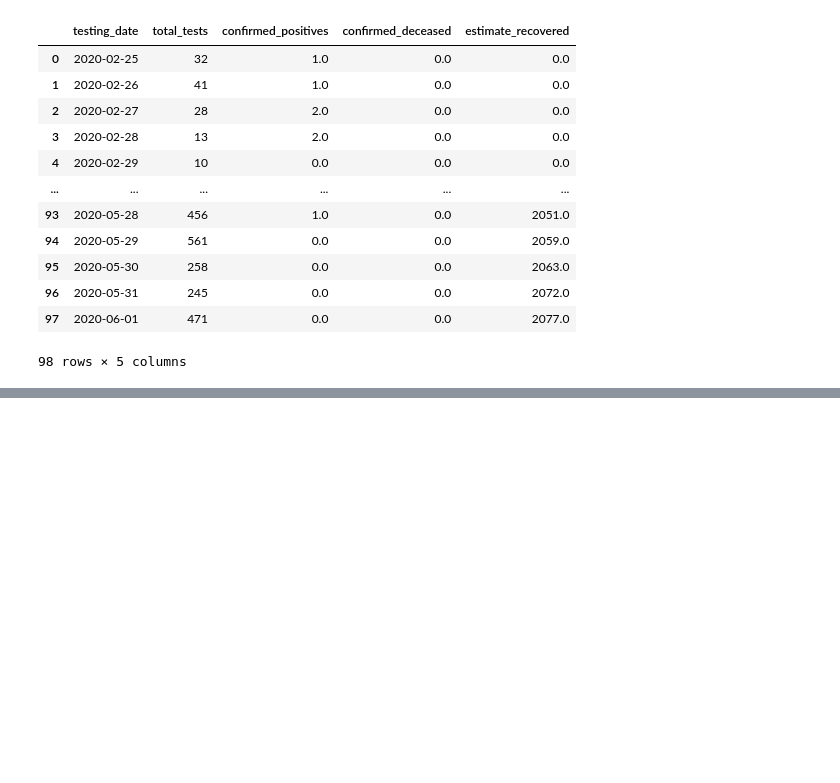
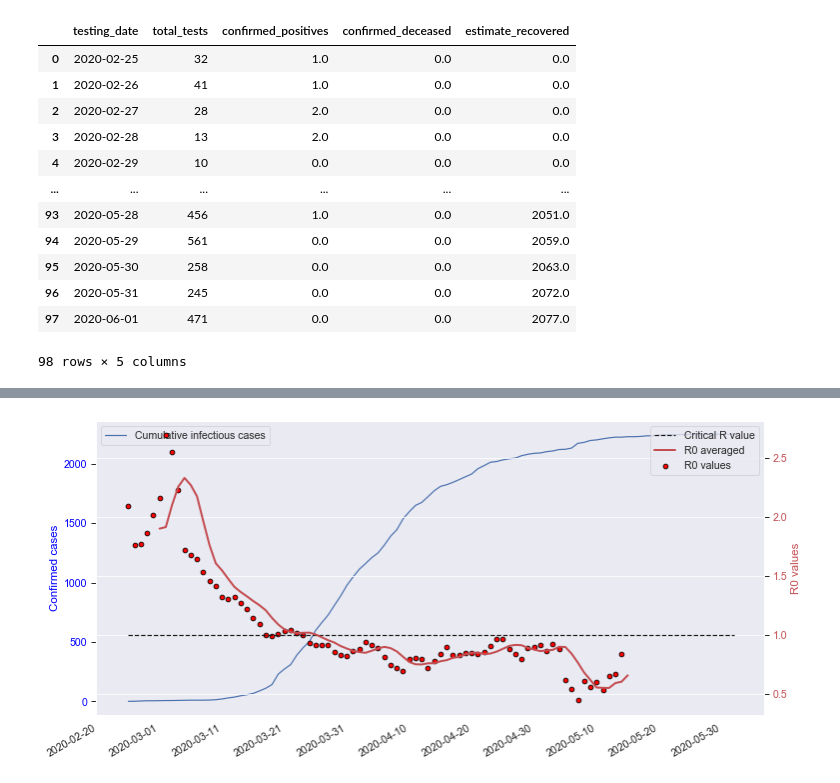
Before and after one commit to akapet00/covid-19-modelling-croatia, a Jupyter notebook: notebooks/03-SEIRD-modeling.ipynb, the cells around one changed output, grey strips where cells are left out. Cells and saved outputs as stored; diff of their text form; code cells hidden in the pictures; blank space fills up the shorter version.

```diff
--- a/notebooks/03-SEIRD-modeling.ipynb
+++ b/notebooks/03-SEIRD-modeling.ipynb
@@ -84,0 +124,4 @@ R0
+# %%
+run(datetime.datetime(2020,2,25), cum_positives)
+# %% [output]
+[figure, added]
```
Also changed, not shown: parts of 10 cells of this notebook.
